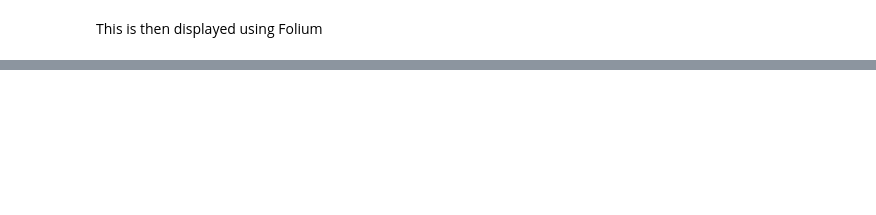
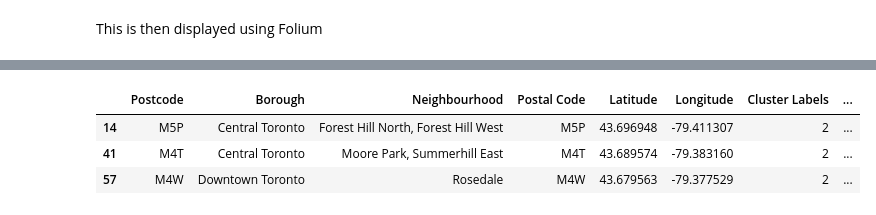
Before and after one commit to TobGerken/ADS_CS, a Jupyter notebook: Toronto_Sementation.ipynb, the cells around one changed output, grey strips where cells are left out. Cells and saved outputs as stored; diff of their text form; code cells hidden in the pictures; blank space fills up the shorter version.

```diff
--- a/Toronto_Sementation.ipynb
+++ b/Toronto_Sementation.ipynb
@@ -256,0 +269,7 @@ map_clusters
+# %%
+Toronto_merged.loc[Toronto_merged['Cluster Labels'] == 2, :].head()
+# %% [output]
+|  | Postcode | Borough | Neighbourhood | Postal Code | Latitude | Longitude | Cluster Labels | ... |
+| 14 | M5P | Central Toronto | Forest Hill North, Forest Hill West | M5P | 43.696948 | -79.411307 | 2 | ... |
+| 41 | M4T | Central Toronto | Moore Park, Summerhill East | M4T | 43.689574 | -79.383160 | 2 | ... |
+| 57 | M4W | Downtown Toronto | Rosedale | M4W | 43.679563 | -79.377529 | 2 | ... |
```
Also changed, not shown: parts of 8 cells of this notebook.
